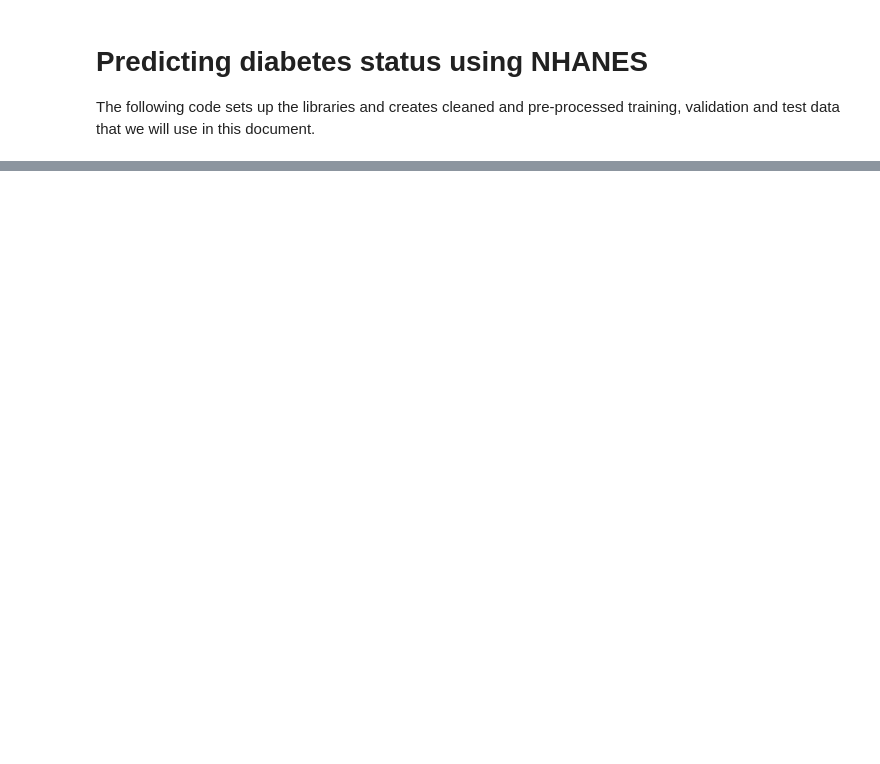
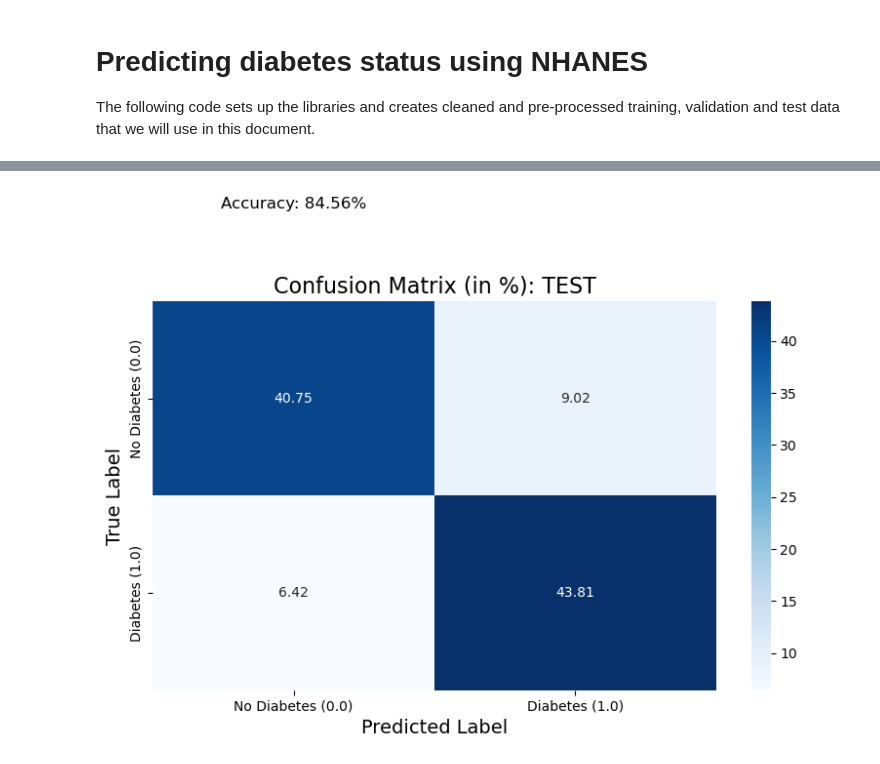
Before and after one commit to mihika-jain/diabetesAnalysis, a Jupyter notebook: dslc_documentation/03_prediction.ipynb, the cells around one changed output, grey strips where cells are left out. Saved outputs shown, nothing was run; the diff lists cells and outputs as text; code cells hidden in the pictures; blank space fills up the shorter version.

Commit message:
updated model

```diff
--- a/dslc_documentation/03_prediction.ipynb
+++ b/dslc_documentation/03_prediction.ipynb
@@ -879 +390,31 @@ NameError: name 'scaler' is not defined
+# %%
+import numpy as np
+import seaborn as sns
+import matplotlib.pyplot as plt
+from sklearn.metrics import confusion_matrix
+y_test_pred = model.predict(X_test)
+
+# Calculate confusion matrix and normalize it to percentages
+cm_values = confusion_matrix(y_test, y_test_pred) / y_test.shape[0] * 100
+
+# Create the confusion matrix plot
+plt.figure(figsize=(8, 6))
+sns.heatmap(cm_values, annot=True, fmt='.2f', cmap='Blues',
+            xticklabels=['No Diabetes (0.0)', 'Diabetes (1.0)'],
+            yticklabels=['No Diabetes (0.0)', 'Diabetes (1.0)'])
+
+# Set plot labels and title
+plt.title('Confusion Matrix (in %): TEST', fontsize=16)
+plt.xlabel('Predicted Label', fontsize=14)
+plt.ylabel('True Label', fontsize=14)
+
+# Display the accuracy as a percentage
+accuracy = (cm_values[0, 0] + cm_values[1, 1])
+plt.text(0.5, -0.5, f'Accuracy: {accuracy:.2f}%', fontsize=12, ha='center', va='center', color='black')
+
+# Show the plot
+plt.tight_layout()
+plt.show()
+# %% [output]
+[figure, added]
 # %%
```
Also changed, not shown: parts of 36 cells of this notebook, 19 other files.
